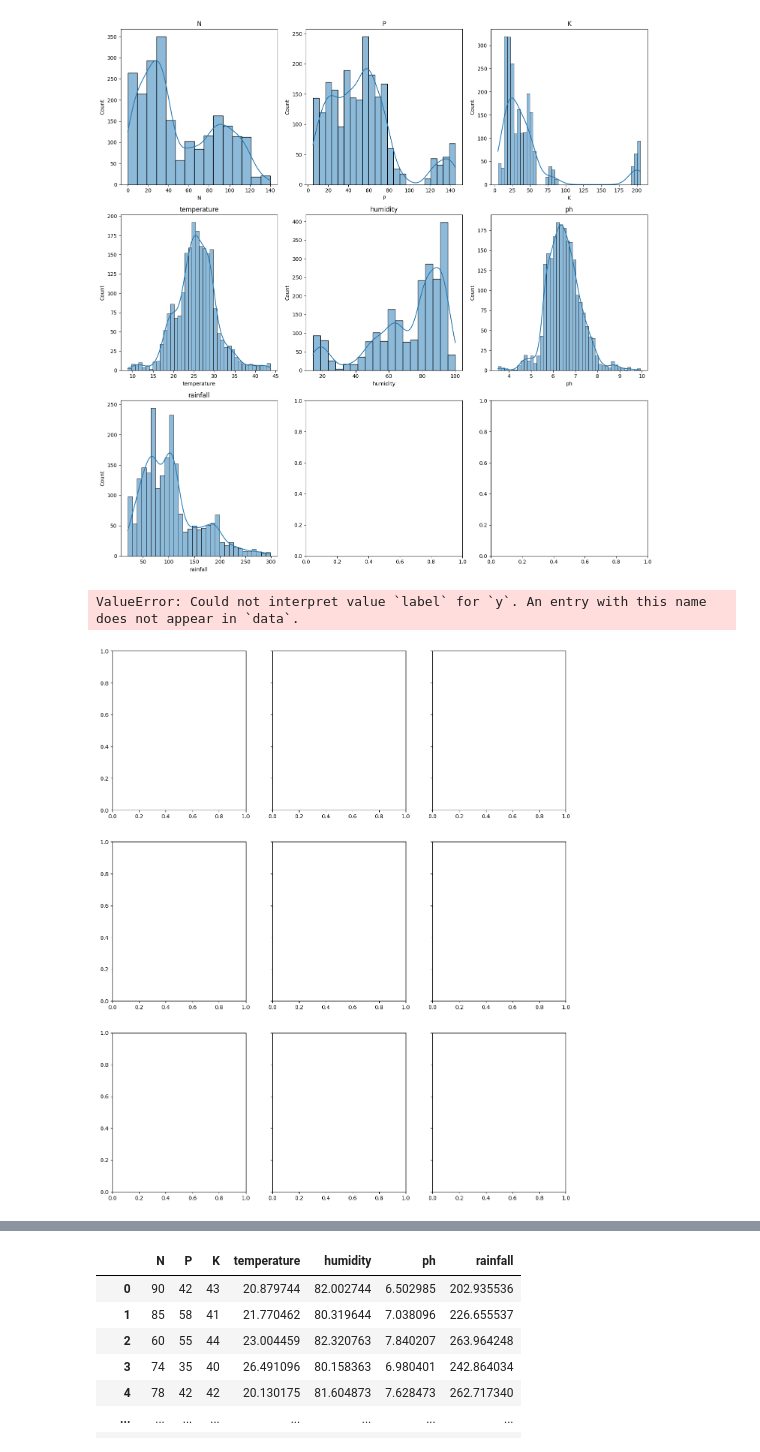
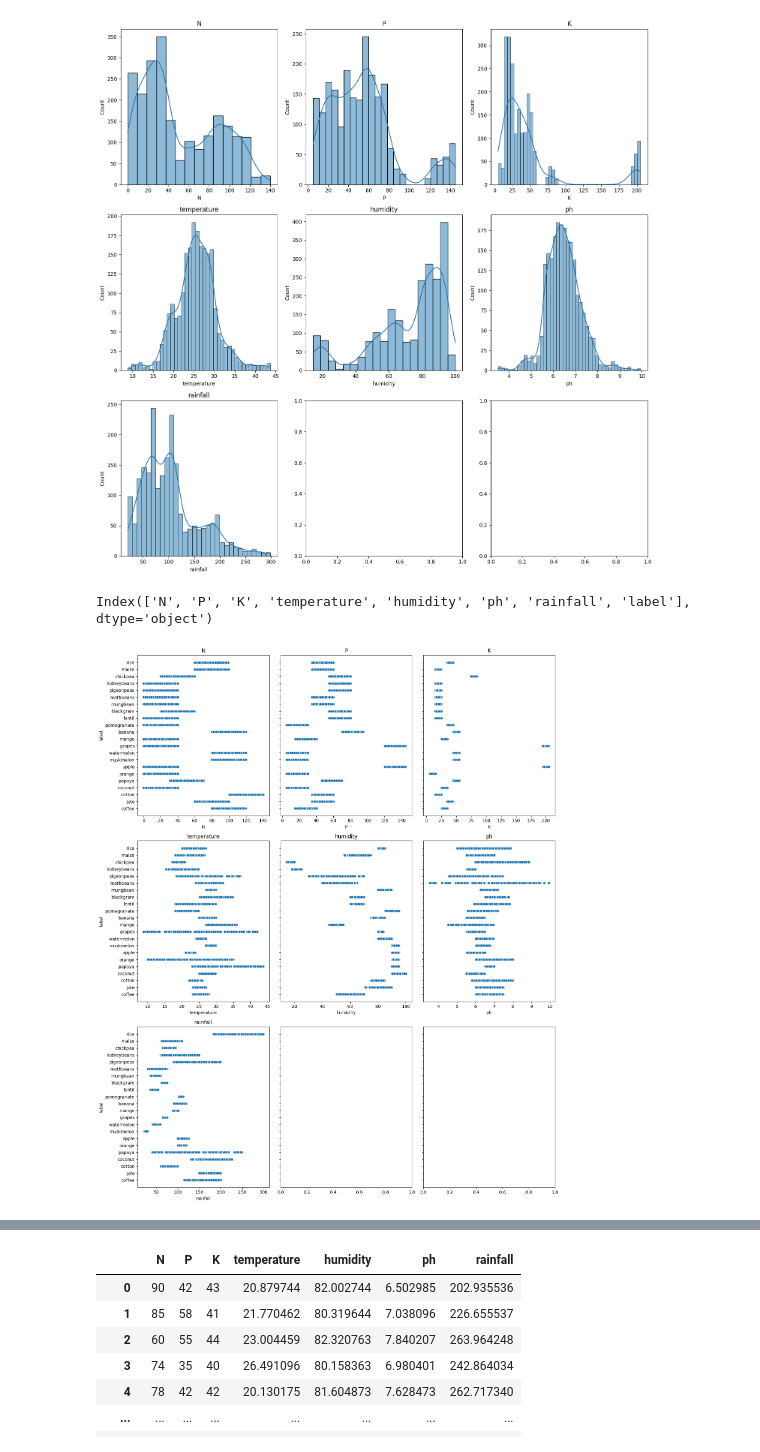
Before and after one commit to DKS2301/Crop-and-Fertilizer-Recommendation-System, a Jupyter notebook: crop.ipynb, the cells around one changed output, grey strips where cells are left out. Saved outputs shown, nothing was run; the diff lists cells and outputs as text; code cells hidden in the pictures.

```diff
--- a/crop.ipynb
+++ b/crop.ipynb
@@ -142,20 +139,23 @@ plt.tight_layout()
 plt.show()
 # %% [output]
 [figure]
+# %%
+crop.columns
+# %% [output]
+Index(['N', 'P', 'K', 'temperature', 'humidity', 'ph', 'rainfall', 'label'], dtype='object')
 # %%
 #Scatterplotting
 import seaborn as sns
 from matplotlib.pyplot import subplots
 import matplotlib.pyplot as plt
 fig, ax = subplots(3,3,figsize=(15,18),sharey="all")
 for i,subplot in zip(features, ax.flatten()):
-    sns.scatterplot(x=i, y='crop_no', data =crop,ax=subplot)
+    sns.scatterplot(x=i, y='label', data =crop,ax=subplot)
     subplot.set_title(i)
 plt.tight_layout()
 plt.show()
 # %% [output]
-ValueError: Could not interpret value `label` for `y`. An entry with this name does not appear in `data`.
-[figure, old version]
+[figure, new version]
 # %%
 #finding outliers Box plotting
 
```
Also changed, not shown: parts of 33 cells of this notebook.
